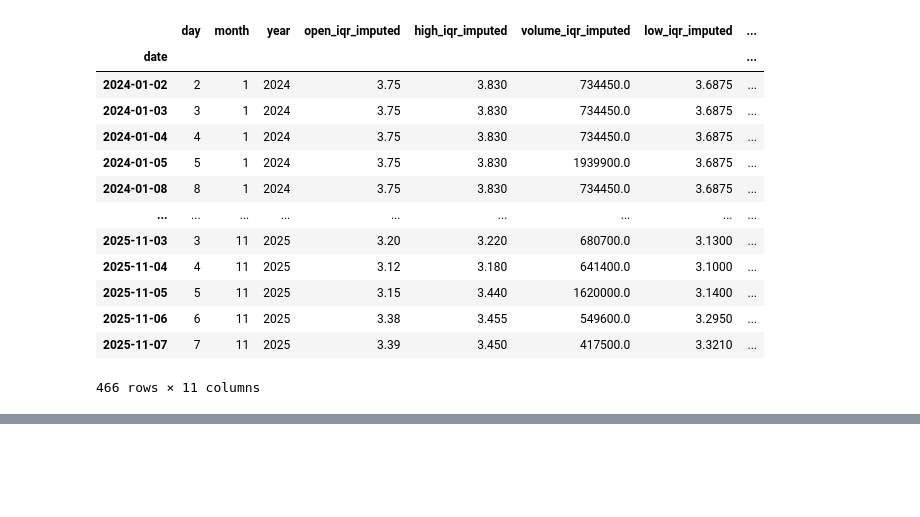
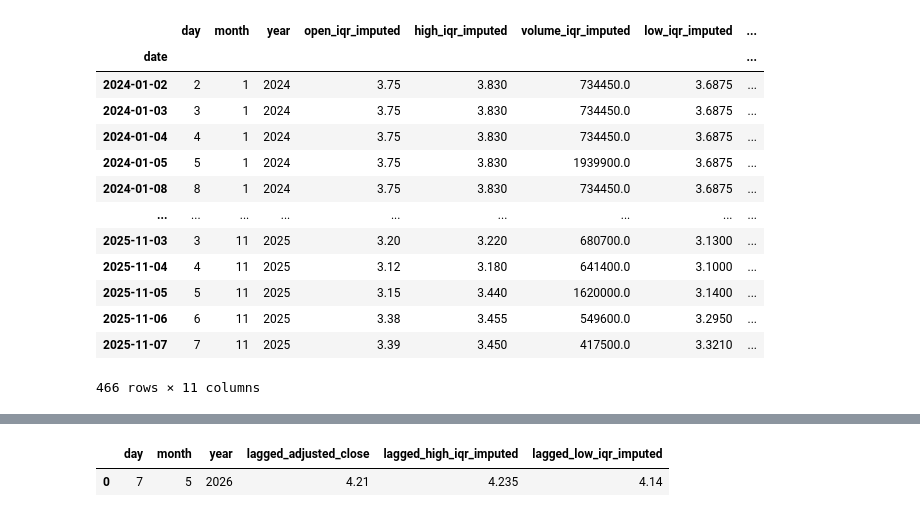
Before and after one commit to Thomas-Nguyen12/NewsApplication, a Jupyter notebook: notebooks/vinfast_time_series.ipynb, the cells around one changed output, grey strips where cells are left out. Saved outputs shown, nothing was run; the diff lists cells and outputs as text; code cells hidden in the pictures; blank space fills up the shorter version.

```diff
--- a/notebooks/vinfast_time_series.ipynb
+++ b/notebooks/vinfast_time_series.ipynb
@@ -2438,0 +2443,18 @@ Index(['day', 'month', 'year', 'open_iqr_imputed', 'high_iqr_imputed',
+# %%
+# opening price
+
+seventh_may_2026 = pd.DataFrame({
+    'day': [7],
+    'month': [5],
+    'year': [2026],
+
+    'lagged_adjusted_close': [4.21],
+    'lagged_high': [4.235],
+    'lagged_low': [4.14],
+
+})
+
+a = column_cleaner(seventh_may_2026)
+a = a.clean_columns()
+a = seventh_may_2026
+print (f"The opening prediction for| 7/05/2026 is {open_clf.predict(a)}")
@@ -2438,0 +2474,5 @@ Index(['day', 'month', 'year', 'open_iqr_imputed', 'high_iqr_imputed',
+# %%
+a
+# %% [output]
+|  | day | month | year | lagged_adjusted_close | lagged_high_iqr_imputed | lagged_low_iqr_imputed |
+| 0 | 7 | 5 | 2026 | 4.21 | 4.235 | 4.14 |
```
Also changed, not shown: parts of 10 cells of this notebook, 1 other file.
